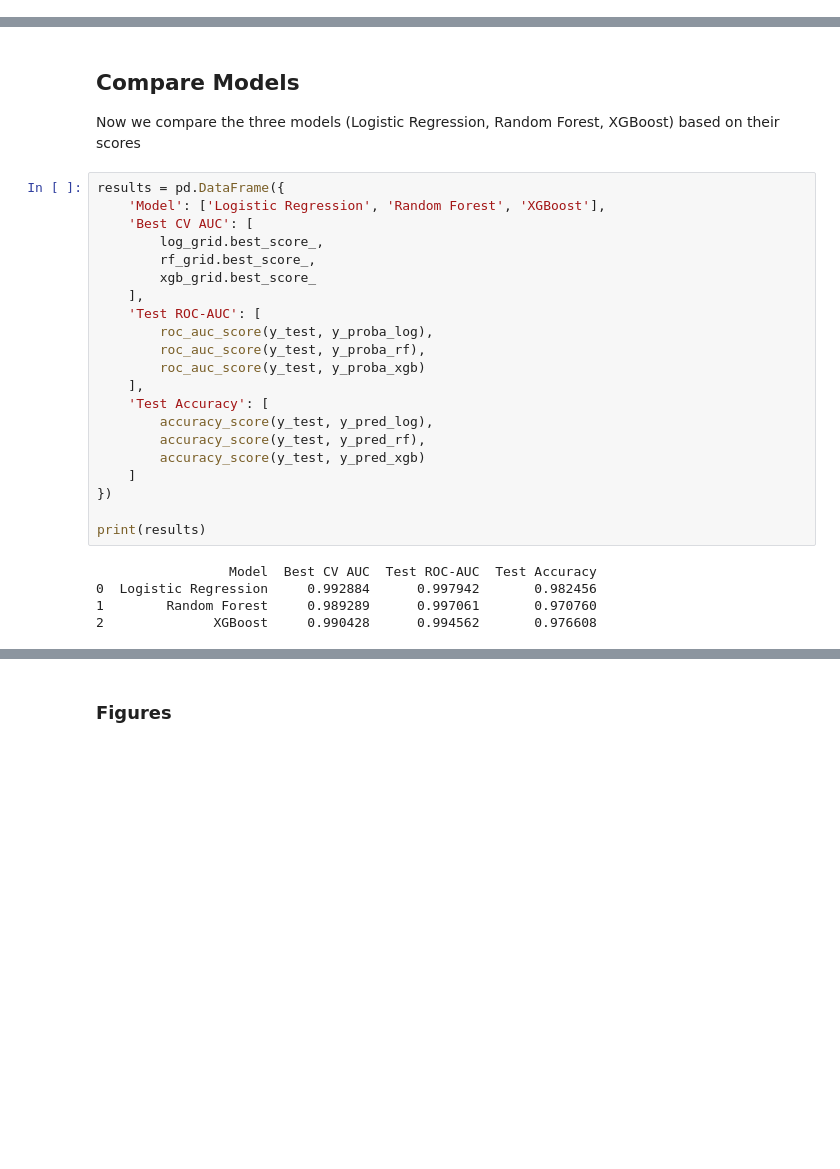
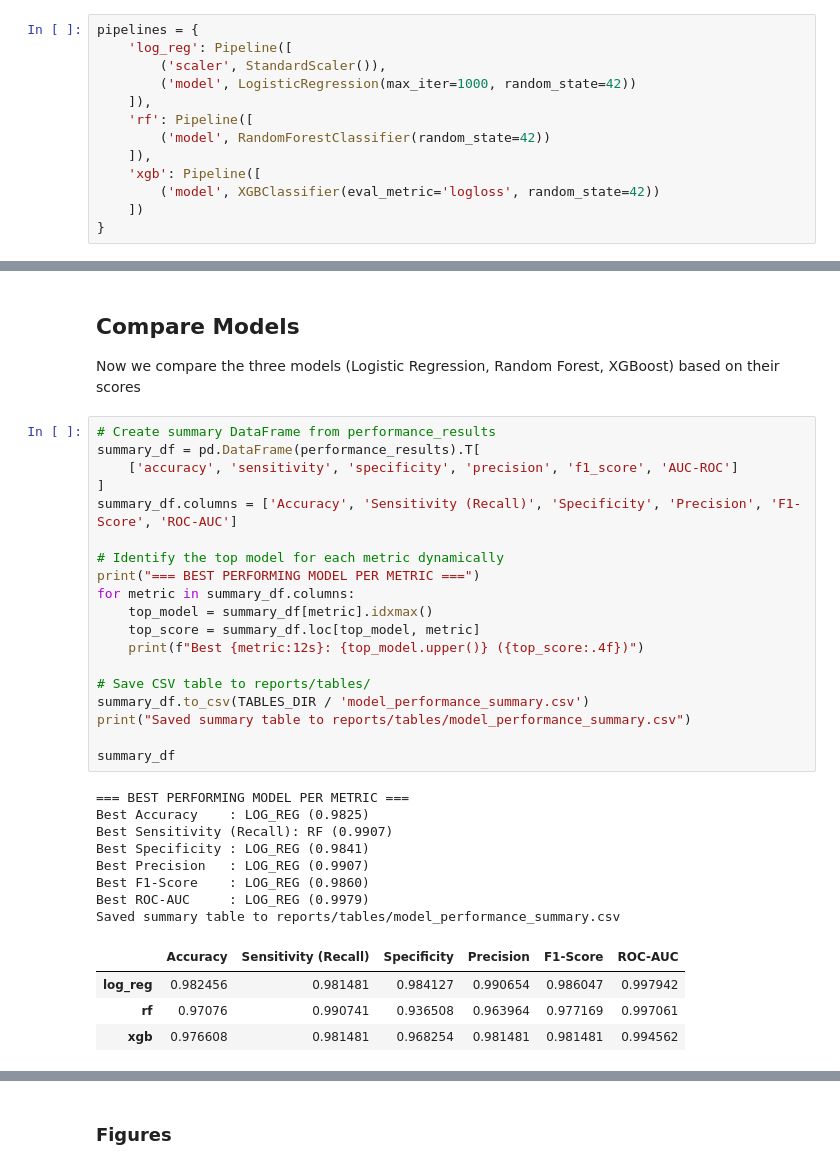
Before and after one commit to PixulMonk/caries-risk-prediction-ml, a Jupyter notebook: notebooks/caries_risk_prediction_models.ipynb, the cells around one changed output, grey strips where cells are left out. Saved outputs shown, nothing was run; the diff lists cells and outputs as text; blank space fills up the shorter version.

```diff
--- a/notebooks/caries_risk_prediction_models.ipynb
+++ b/notebooks/caries_risk_prediction_models.ipynb
@@ -163,0 +97,13 @@ weighted avg       0.98      0.98      0.98       171
+# %%
+pipelines = {
+    'log_reg': Pipeline([
+        ('scaler', StandardScaler()),
+        ('model', LogisticRegression(max_iter=1000, random_state=42))
+    ]),
+    'rf': Pipeline([
+        ('model', RandomForestClassifier(random_state=42))
+    ]),
+    'xgb': Pipeline([
+        ('model', XGBClassifier(eval_metric='logloss', random_state=42))
+    ])
+}
@@ -165,29 +245,35 @@ weighted avg       0.98      0.98      0.98       171
 ## Compare Models
 
 Now we compare the three models (Logistic Regression, Random Forest, XGBoost) based on their scores
-# %%
-results = pd.DataFrame({
-    'Model': ['Logistic Regression', 'Random Forest', 'XGBoost'],
-    'Best CV AUC': [
-        log_grid.best_score_,
-        rf_grid.best_score_,
-        xgb_grid.best_score_
-    ],
-    'Test ROC-AUC': [
-        roc_auc_score(y_test, y_proba_log),
-        roc_auc_score(y_test, y_proba_rf),
-        roc_auc_score(y_test, y_proba_xgb)
-    ],
-    'Test Accuracy': [
-        accuracy_score(y_test, y_pred_log),
-        accuracy_score(y_test, y_pred_rf),
-        accuracy_score(y_test, y_pred_xgb)
-    ]
-})
-
-print(results)
-# %% [output]
-                 Model  Best CV AUC  Test ROC-AUC  Test Accuracy
-0  Logistic Regression     0.992884      0.997942       0.982456
-1        Random Forest     0.989289      0.997061       0.970760
-2              XGBoost     0.990428      0.994562       0.976608
+# %%
+# Create summary DataFrame from performance_results
+summary_df = pd.DataFrame(performance_results).T[
+    ['accuracy', 'sensitivity', 'specificity', 'precision', 'f1_score', 'AUC-ROC']
+]
+summary_df.columns = ['Accuracy', 'Sensitivity (Recall)', 'Specificity', 'Precision', 'F1-Score', 'ROC-AUC']
+
+# Identify the top model for each metric dynamically
+print("=== BEST PERFORMING MODEL PER METRIC ===")
+for metric in summary_df.columns:
+    top_model = summary_df[metric].idxmax()
+    top_score = summary_df.loc[top_model, metric]
+    print(f"Best {metric:12s}: {top_model.upper()} ({top_score:.4f})")
+
+# Save CSV table to reports/tables/
+summary_df.to_csv(TABLES_DIR / 'model_performance_summary.csv')
+print("Saved summary table to reports/tables/model_performance_summary.csv")
+
+summary_df
+# %% [output]
+=== BEST PERFORMING MODEL PER METRIC ===
+Best Accuracy    : LOG_REG (0.9825)
+Best Sensitivity (Recall): RF (0.9907)
+Best Specificity : LOG_REG (0.9841)
+Best Precision   : LOG_REG (0.9907)
+Best F1-Score    : LOG_REG (0.9860)
+Best ROC-AUC     : LOG_REG (0.9979)
+Saved summary table to reports/tables/model_performance_summary.csv
+|  | Accuracy | Sensitivity (Recall) | Specificity | Precision | F1-Score | ROC-AUC |
+| log_reg | 0.982456 | 0.981481 | 0.984127 | 0.990654 | 0.986047 | 0.997942 |
+| rf | 0.97076 | 0.990741 | 0.936508 | 0.963964 | 0.977169 | 0.997061 |
+| xgb | 0.976608 | 0.981481 | 0.968254 | 0.981481 | 0.981481 | 0.994562 |
```
Also changed, not shown: parts of 28 cells of this notebook, 1 other file.
